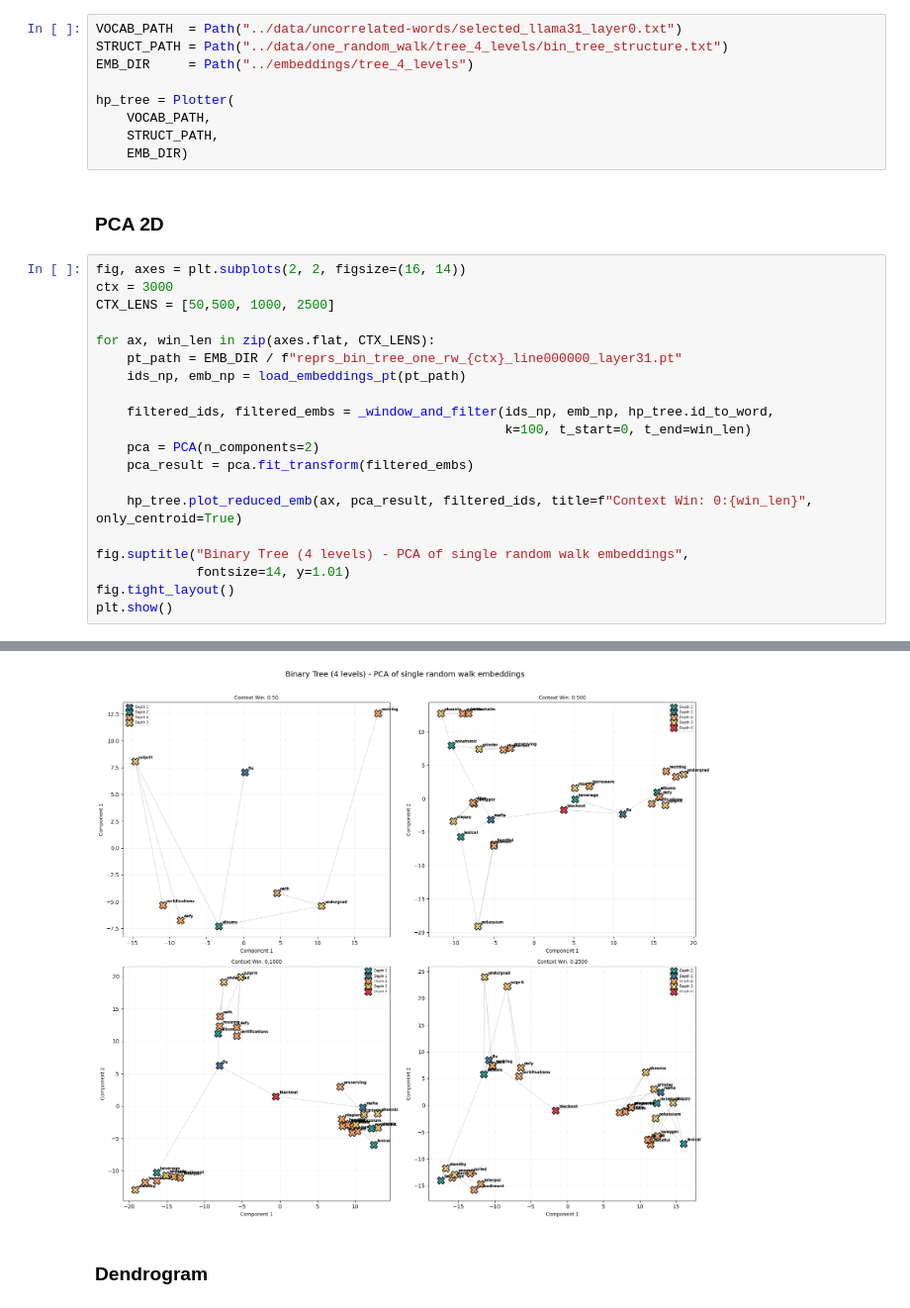
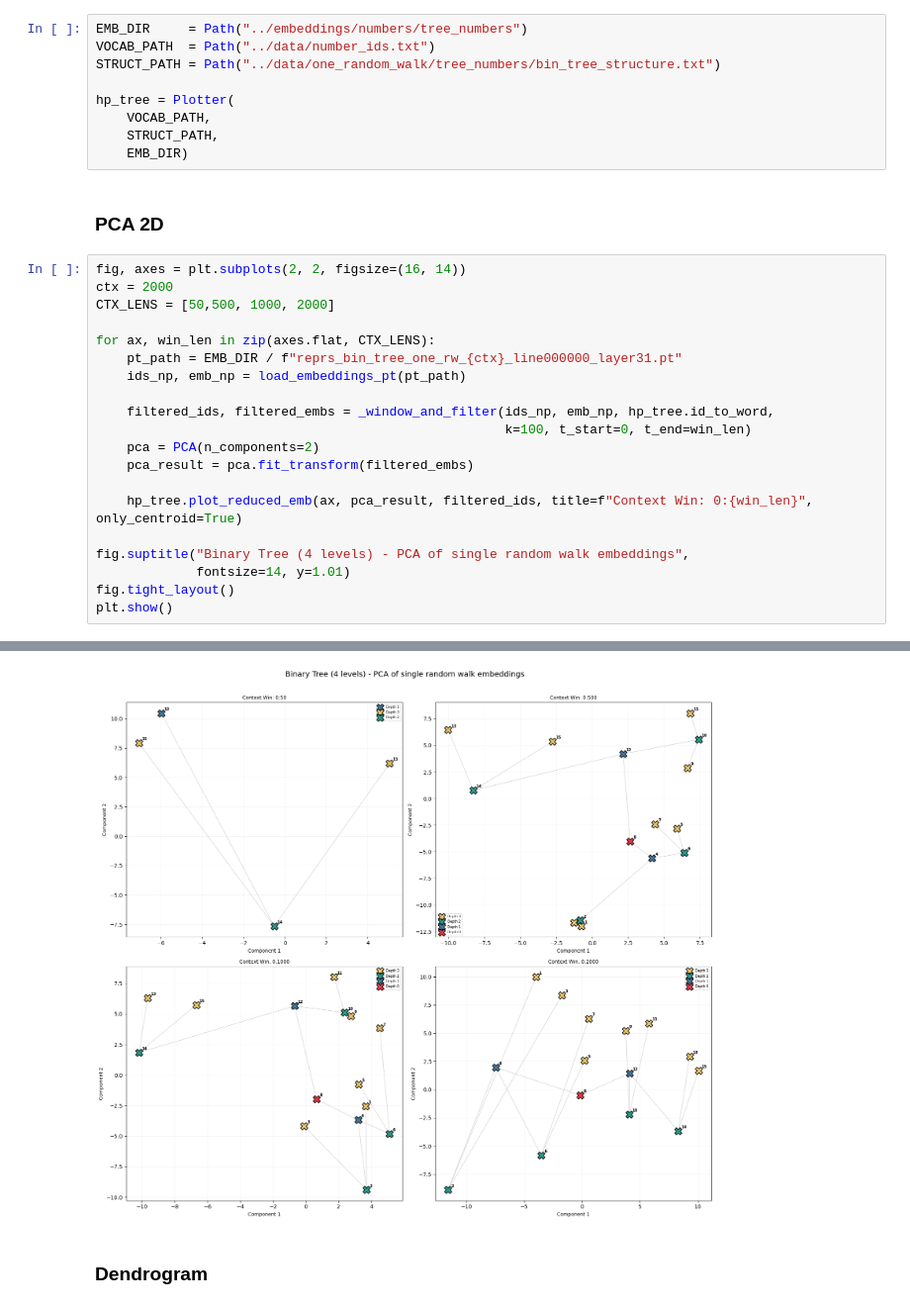
Before and after one commit to Project-Hindenburg/hico, a Jupyter notebook: notebooks/plot_trees.ipynb, the cells around one changed output, grey strips where cells are left out. Shown at 99% size. Saved outputs shown, nothing was run; the diff lists cells and outputs as text.

Commit message:
final trees

```diff
--- a/notebooks/plot_trees.ipynb
+++ b/notebooks/plot_trees.ipynb
@@ -18,7 +18,7 @@ from vis import (
 # %%
-VOCAB_PATH  = Path("../data/uncorrelated-words/selected_llama31_layer0.txt")
-STRUCT_PATH = Path("../data/one_random_walk/tree_4_levels/bin_tree_structure.txt")
-EMB_DIR     = Path("../embeddings/tree_4_levels")
+EMB_DIR     = Path("../embeddings/numbers/tree_numbers")
+VOCAB_PATH  = Path("../data/number_ids.txt")
+STRUCT_PATH = Path("../data/one_random_walk/tree_numbers/bin_tree_structure.txt")
 
 hp_tree = Plotter(
     VOCAB_PATH,
@@ -28,8 +28,8 @@ hp_tree = Plotter(
 ### PCA 2D
 # %%
 fig, axes = plt.subplots(2, 2, figsize=(16, 14))
-ctx = 3000
-CTX_LENS = [50,500, 1000, 2500]
+ctx = 2000
+CTX_LENS = [50,500, 1000, 2000]
 
 for ax, win_len in zip(axes.flat, CTX_LENS):
     pt_path = EMB_DIR / f"reprs_bin_tree_one_rw_{ctx}_line000000_layer31.pt"
@@ -67,4 +67,4 @@ plt.show()
-[figure, old version]
+[figure, new version]
 # %% [markdown]
 ### Dendrogram
 # %%
```
Also changed, not shown: parts of 29 cells of this notebook, 4 other files.
